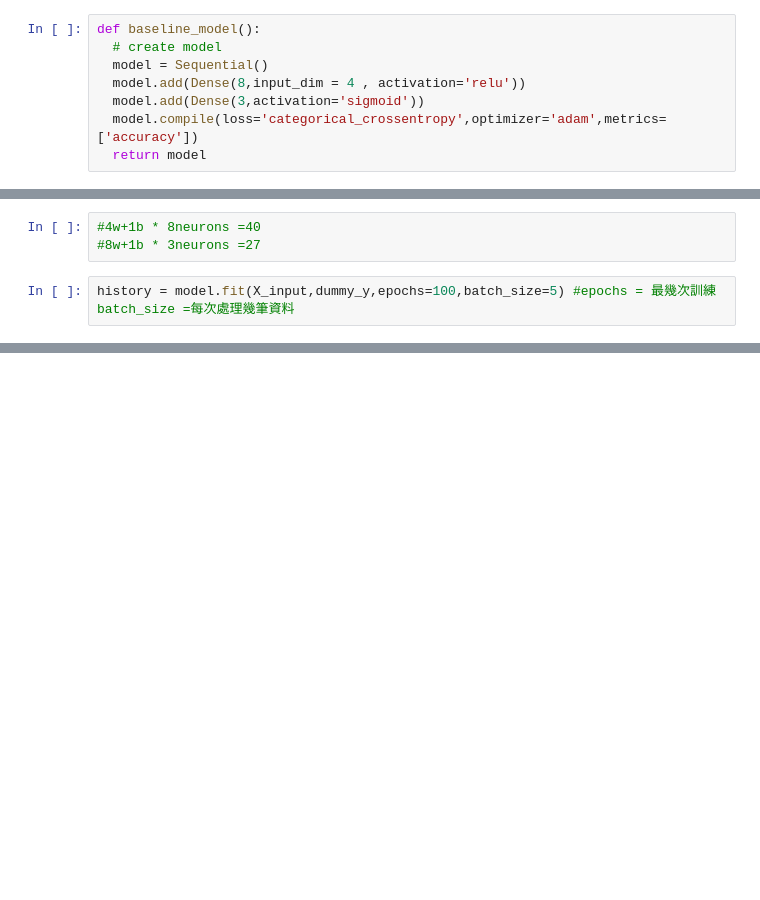
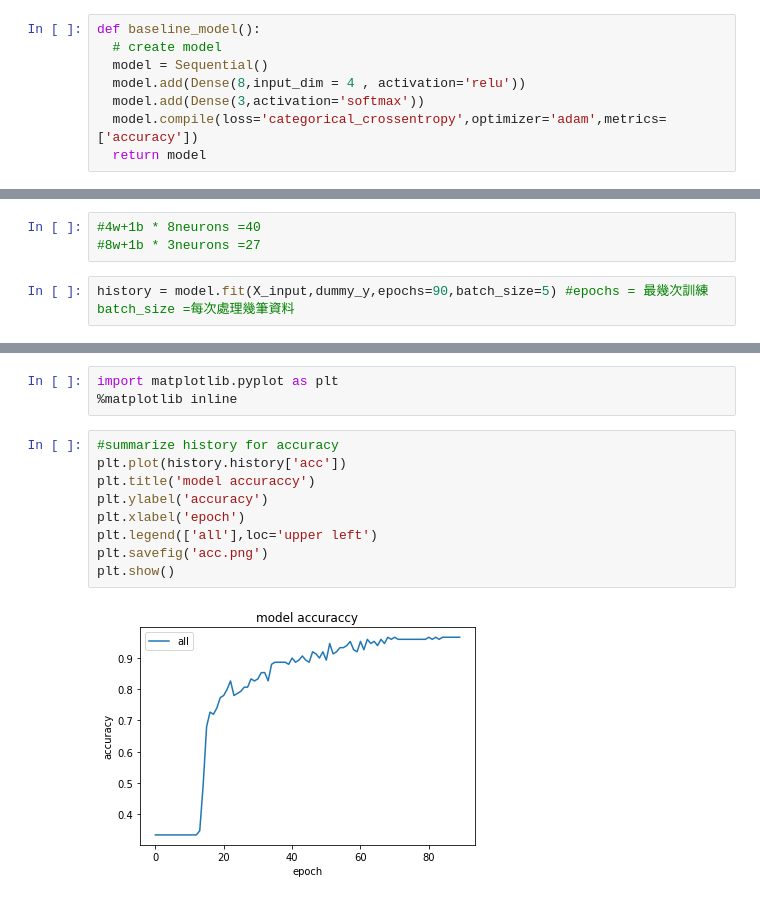
Before and after one commit to handsomekiwi/JupyterPractice, a Jupyter notebook: IRIS/IRIS.ipynb, the cells around one changed output, grey strips where cells are left out. Drawn from its saved outputs; the diff is of its cells as text; blank space fills up the shorter version.

```diff
--- a/IRIS/IRIS.ipynb
+++ b/IRIS/IRIS.ipynb
@@ -109,7 +109,7 @@ def baseline_model():
   # create model
   model = Sequential()
   model.add(Dense(8,input_dim = 4 , activation='relu'))
-  model.add(Dense(3,activation='sigmoid'))
+  model.add(Dense(3,activation='softmax'))
   model.compile(loss='categorical_crossentropy',optimizer='adam',metrics=['accuracy'])
   return model
 # %%
@@ -133,5 +133,5 @@ _________________________________________________________________
 #4w+1b * 8neurons =40
 #8w+1b * 3neurons =27
 # %%
-history = model.fit(X_input,dummy_y,epochs=100,batch_size=5) #epochs = 最幾次訓練 batch_size =每次處理幾筆資料
+history = model.fit(X_input,dummy_y,epochs=90,batch_size=5) #epochs = 最幾次訓練 batch_size =每次處理幾筆資料
 # %% [output]
@@ -158,0 +155,14 @@ Epoch 100/100
+# %%
+import matplotlib.pyplot as plt
+%matplotlib inline
+# %%
+#summarize history for accuracy
+plt.plot(history.history['acc'])
+plt.title('model accuraccy')
+plt.ylabel('accuracy')
+plt.xlabel('epoch')
+plt.legend(['all'],loc='upper left')
+plt.savefig('acc.png')
+plt.show()
+# %% [output]
+[figure, added]
```
Also changed, not shown: parts of 3 cells of this notebook.
